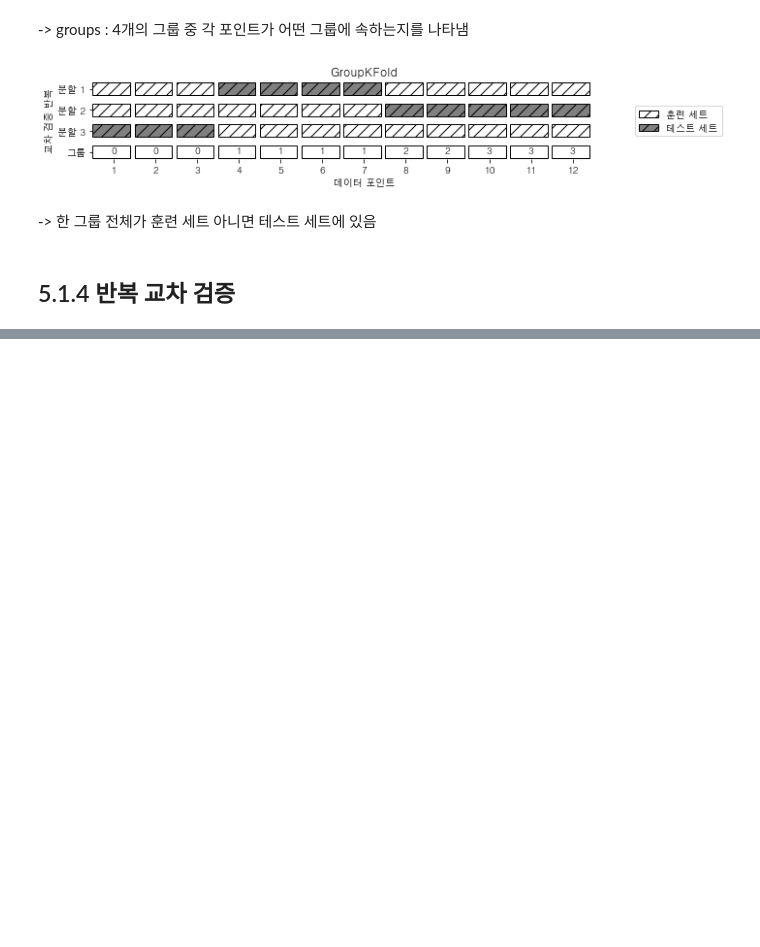
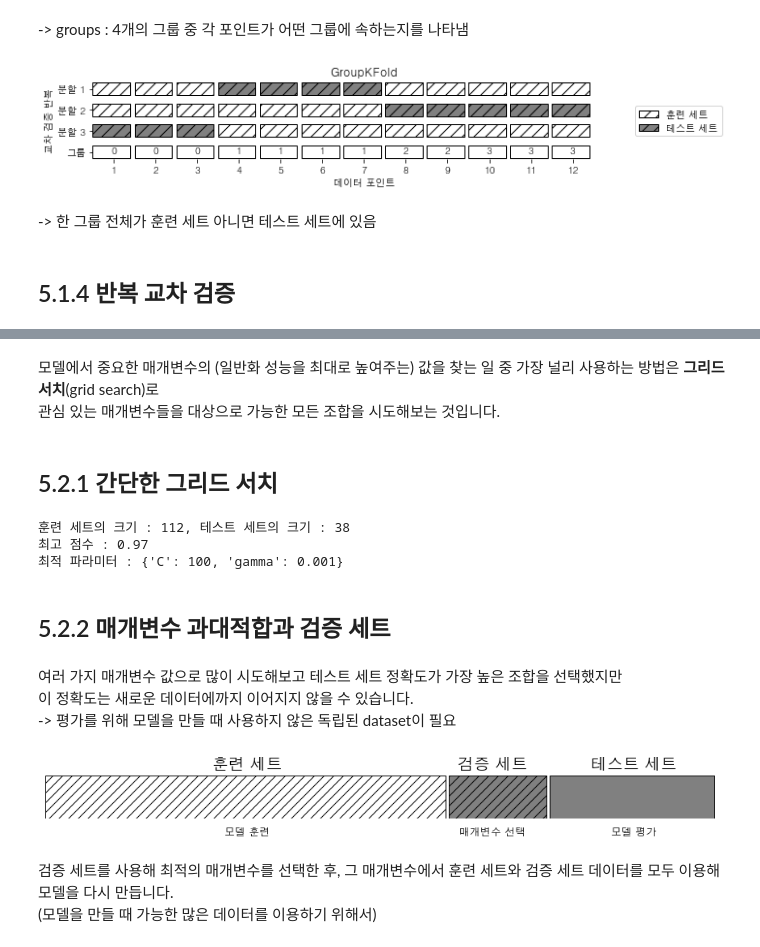
Before and after one commit to hyooo1017/Review, a Jupyter notebook: Introduction to Machine Learning with Python/5장. 모델 평가와 성능 향상.ipynb, the cells around one changed output, grey strips where cells are left out. Saved outputs shown, nothing was run; the diff lists cells and outputs as text; code cells hidden in the pictures; blank space fills up the shorter version.

```diff
--- a/Introduction to Machine Learning with Python/5장. 모델 평가와 성능 향상.ipynb
+++ b/Introduction to Machine Learning with Python/5장. 모델 평가와 성능 향상.ipynb
@@ -241,0 +273,47 @@ mglearn.plots.plot_group_kfold()
+# %% [markdown]
+모델에서 중요한 매개변수의 (일반화 성능을 최대로 높여주는) 값을 찾는 일 중 가장 널리 사용하는 방법은 **그리드 서치**(grid search)로
+관심 있는 매개변수들을 대상으로 가능한 모든 조합을 시도해보는 것입니다.
+# %% [markdown]
+## 5.2.1 간단한 그리드 서치
+# %%
+# 간단한 그리드 서치 구현
+from sklearn.svm import SVC
+
+X_train, X_test, y_train, y_test = train_test_split(iris.data, iris.target, random_state = 0)
+print("훈련 세트의 크기 : {}, 테스트 세트의 크기 : {}".format(X_train.shape[0], X_test.shape[0]))
+
+best_score = 0
+
+for gam in [0.001, 0.01, 0.1, 1, 10, 100]:
+    for c in [0.001, 0.01, 0.1, 1, 10, 100]:
+        # 매개변수의 각 조합에 대해 SVC를 훈련시킵니다.
+        svm = SVC(gamma = gam, C = c)
+        svm.fit(X_train, y_train)
+
+        # 테스트 세트로 SVC를 평가합니다
+        score = svm.score(X_test, y_test)
+
+        # 점수가 더 높으면 매개변수와 함께 기록합니다.
+        if score > best_score:
+            best_score = score
+            best_parameters = {'C': c, 'gamma': gam}
+
+print("최고 점수 : {:.2f}".format(best_score))
+print("최적 파라미터 :", best_parameters)
+# %% [output]
+훈련 세트의 크기 : 112, 테스트 세트의 크기 : 38
+최고 점수 : 0.97
+최적 파라미터 : {'C': 100, 'gamma': 0.001}
+# %% [markdown]
+## 5.2.2 매개변수 과대적합과 검증 세트
+# %% [markdown]
+여러 가지 매개변수 값으로 많이 시도해보고 테스트 세트 정확도가 가장 높은 조합을 선택했지만
+이 정확도는 새로운 데이터에까지 이어지지 않을 수 있습니다.
+-> 평가를 위해 모델을 만들 때 사용하지 않은 독립된 dataset이 필요
+# %%
+mglearn.plots.plot_threefold_split()
+# %% [output]
+[figure, added]
+# %% [markdown]
+검증 세트를 사용해 최적의 매개변수를 선택한 후, 그 매개변수에서 훈련 세트와 검증 세트 데이터를 모두 이용해 모델을 다시 만듭니다.
+(모델을 만들 때 가능한 많은 데이터를 이용하기 위해서)
```
Also changed, not shown: parts of 100 cells of this notebook.
